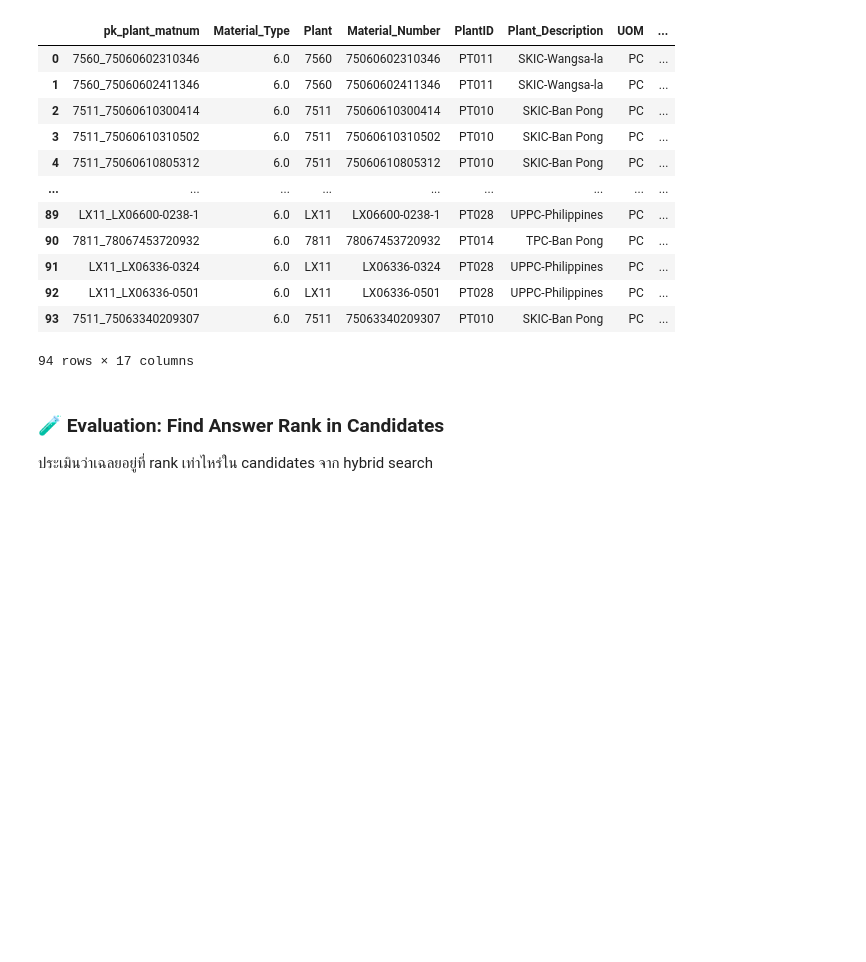
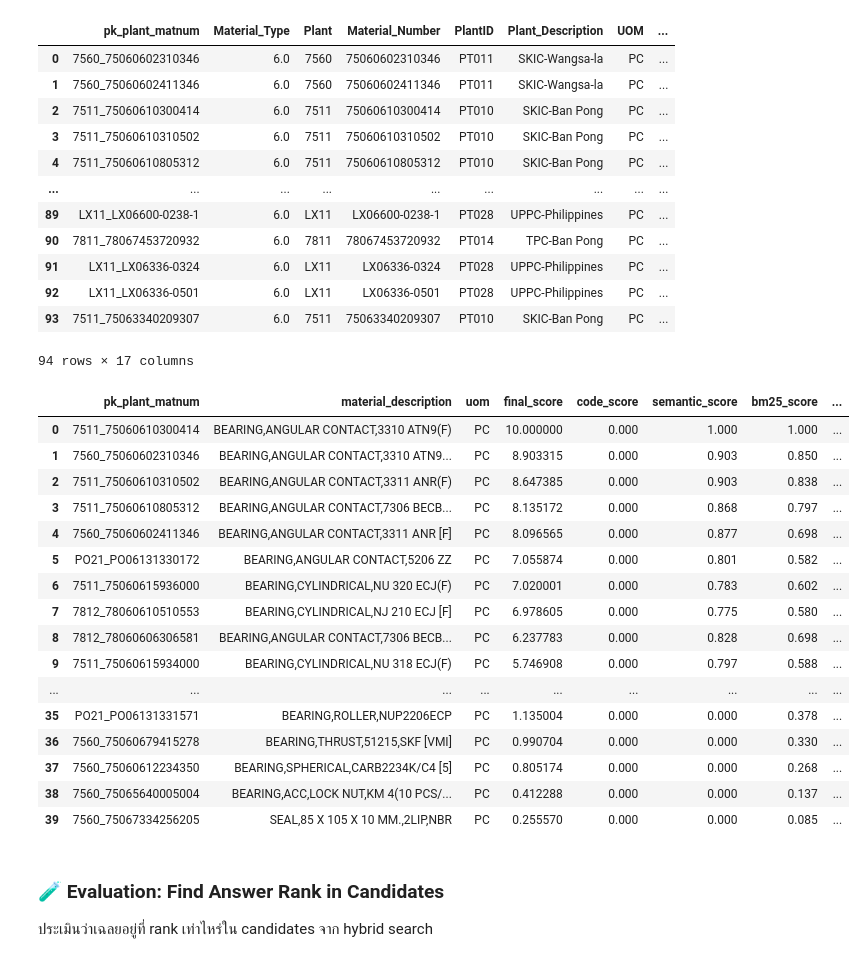
Before and after one commit to puripatuscg/Spare-part-Deduplicate, a Jupyter notebook: test.ipynb, the cells around one changed output. Saved outputs shown, nothing was run; the diff lists cells and outputs as text; code cells hidden in the pictures; blank space fills up the shorter version.

```diff
--- a/test.ipynb
+++ b/test.ipynb
@@ -434,11 +438,18 @@ def normalize_dashes(text):
     return text.replace("–", "-").replace("—", "-")
 
 def extract_partcodes(text):
+    """Extract part codes/model numbers from text"""
+    # Pattern 1: Alphanumeric with separators (e.g., 3310-ATN9, NU-318)
     part_pattern = r"(?=[A-Z0-9]*[A-Z])[A-Z0-9]+(?:[-_/\.][A-Z0-9]+)+"
-    parts = re.findall(part_pattern, text)
+    parts = re.findall(part_pattern, text.upper())
 
-    # unique & preserve order
-    return list(dict.fromkeys(parts))
+    # Pattern 2: Model numbers (e.g., 3310, 7306)
+    model_pattern = r'\b[A-Z0-9]{3,}\b'
+    models = re.findall(model_pattern, text.upper())
+
+    # Combine and deduplicate
+    all_codes = parts + models
+    return list(dict.fromkeys(all_codes))
 
 # --------- Build Embedding Text ---------
 def build_raw_combine_for_embedding(row):
@@ -2494,0 +2060,18 @@ UOM: PC
+# %%
+# Check BM25 scores in results
+print("="*80)
+print("BM25 Score Distribution")
+print("="*80)
+print(f"Total results: {len(results)}")
+
+# Convert to numeric
+results['bm25_score'] = pd.to_numeric(results['bm25_score'], errors='coerce')
+results['semantic_score'] = pd.to_numeric(results['semantic_score'], errors='coerce')
+results['final_score'] = pd.to_numeric(results['final_score'], errors='coerce')
+
+print(f"\nRecords with BM25 > 0: {(results['bm25_score'] > 0).sum()}")
+print(f"Records with BM25 = 0: {(results['bm25_score'] == 0).sum()}")
+print(f"\nBM25 Score Statistics:")
+print(results['bm25_score'].describe())
+print(f"\nTop 10 by BM25 score:")
+print(results.nlargest(10, 'bm25_score')[['pk_plant_matnum', 'material_description', 'bm25_score', 'semantic_score', 'final_score']].to_string())
@@ -2508,6 +2109,26 @@ sample_100
 | 92 | LX11_LX06336-0501 | 6.0 | LX11 | LX06336-0501 | PT028 | UPPC-Philippines | PC | ... |
 | 93 | 7511_75063340209307 | 6.0 | 7511 | 75063340209307 | PT010 | SKIC-Ban Pong | PC | ... |
 94 rows × 17 columns
+# %%
+results
+# %% [output]
+|  | pk_plant_matnum | material_description | uom | final_score | code_score | semantic_score | bm25_score | ... |
+| 0 | 7511_75060610300414 | BEARING,ANGULAR CONTACT,3310 ATN9(F) | PC | 10.000000 | 0.000 | 1.000 | 1.000 | ... |
+| 1 | 7560_75060602310346 | BEARING,ANGULAR CONTACT,3310 ATN9... | PC | 8.903315 | 0.000 | 0.903 | 0.850 | ... |
+| 2 | 7511_75060610310502 | BEARING,ANGULAR CONTACT,3311 ANR(F) | PC | 8.647385 | 0.000 | 0.903 | 0.838 | ... |
+| 3 | 7511_75060610805312 | BEARING,ANGULAR CONTACT,7306 BECB... | PC | 8.135172 | 0.000 | 0.868 | 0.797 | ... |
+| 4 | 7560_75060602411346 | BEARING,ANGULAR CONTACT,3311 ANR [F] | PC | 8.096565 | 0.000 | 0.877 | 0.698 | ... |
+| 5 | PO21_PO06131330172 | BEARING,ANGULAR CONTACT,5206 ZZ | PC | 7.055874 | 0.000 | 0.801 | 0.582 | ... |
+| 6 | 7511_75060615936000 | BEARING,CYLINDRICAL,NU 320 ECJ(F) | PC | 7.020001 | 0.000 | 0.783 | 0.602 | ... |
+| 7 | 7812_78060610510553 | BEARING,CYLINDRICAL,NJ 210 ECJ [F] | PC | 6.978605 | 0.000 | 0.775 | 0.580 | ... |
+| 8 | 7812_78060606306581 | BEARING,ANGULAR CONTACT,7306 BECB... | PC | 6.237783 | 0.000 | 0.828 | 0.698 | ... |
+| 9 | 7511_75060615934000 | BEARING,CYLINDRICAL,NU 318 ECJ(F) | PC | 5.746908 | 0.000 | 0.797 | 0.588 | ... |
+| ... | ... | ... | ... | ... | ... | ... | ... | ... |
+| 35 | PO21_PO06131331571 | BEARING,ROLLER,NUP2206ECP | PC | 1.135004 | 0.000 | 0.000 | 0.378 | ... |
+| 36 | 7560_75060679415278 | BEARING,THRUST,51215,SKF [VMI] | PC | 0.990704 | 0.000 | 0.000 | 0.330 | ... |
+| 37 | 7560_75060612234350 | BEARING,SPHERICAL,CARB2234K/C4 [5] | PC | 0.805174 | 0.000 | 0.000 | 0.268 | ... |
+| 38 | 7560_75065640005004 | BEARING,ACC,LOCK NUT,KM 4(10 PCS/... | PC | 0.412288 | 0.000 | 0.000 | 0.137 | ... |
+| 39 | 7560_75067334256205 | SEAL,85 X 105 X 10 MM.,2LIP,NBR | PC | 0.255570 | 0.000 | 0.000 | 0.085 | ... |
 # %% [markdown]
 ### 🧪 Evaluation: Find Answer Rank in Candidates
 
```
Also changed, not shown: parts of 19 cells of this notebook.
